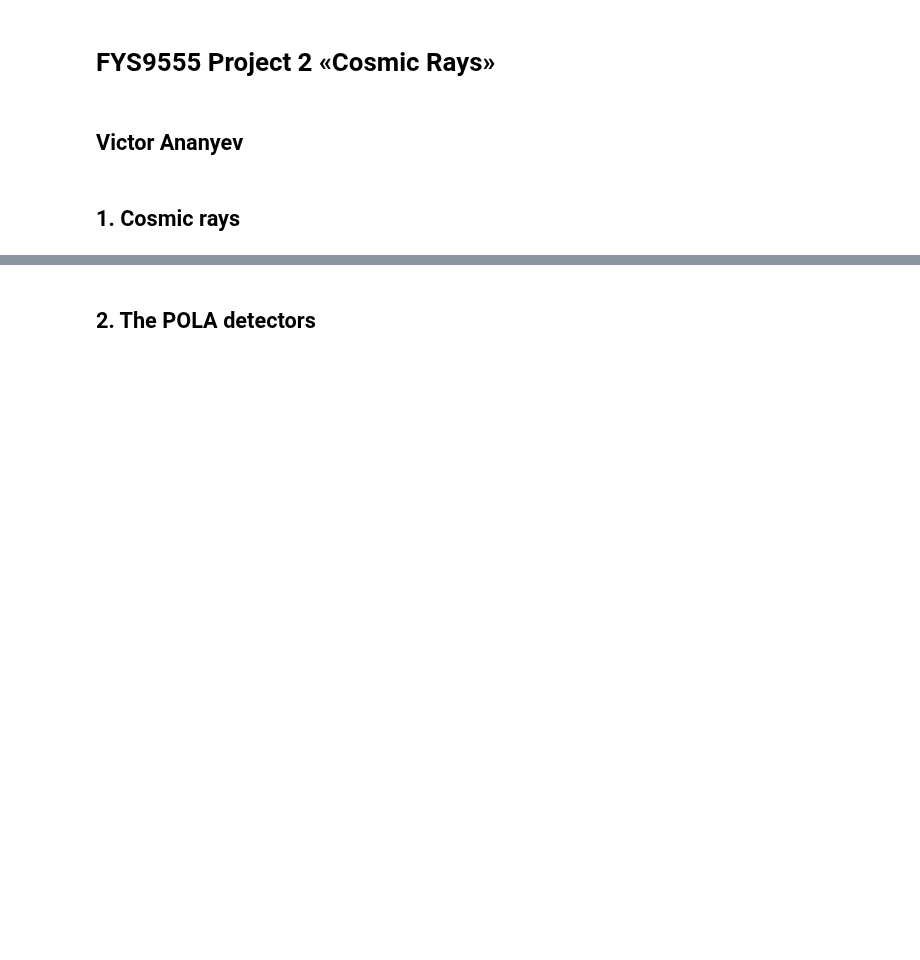
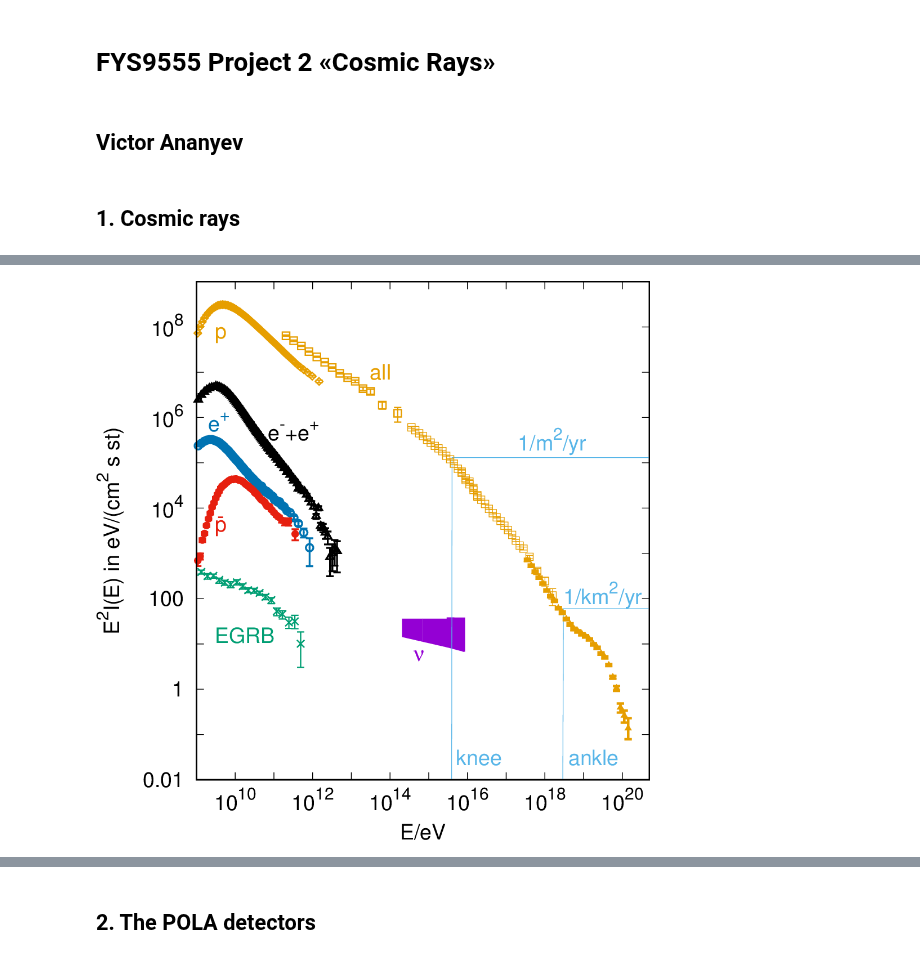
Before and after one commit to vindex10/rbpp-projects, a Jupyter notebook: project2/project2-plots.ipynb, the cells around one changed output, grey strips where cells are left out. Cells and saved outputs as stored; diff of their text form; code cells hidden in the pictures; blank space fills up the shorter version.

Commit message:
base64 images

```diff
--- a/project2/project2-plots.ipynb
+++ b/project2/project2-plots.ipynb
@@ -45,0 +33,4 @@ The presence of stronger magnetic fields close to shocks re-opens the possibilit
+# %%
+Image("img/overall.png", width="60%")
+# %% [output]
+[figure, added]
```
Also changed, not shown: parts of 9 cells of this notebook.
